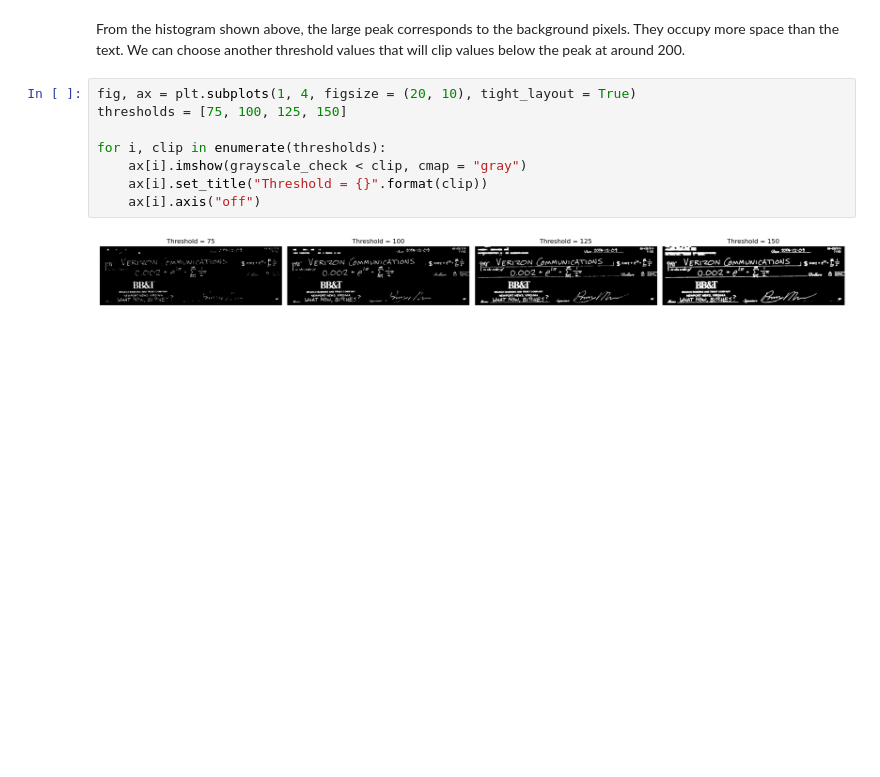
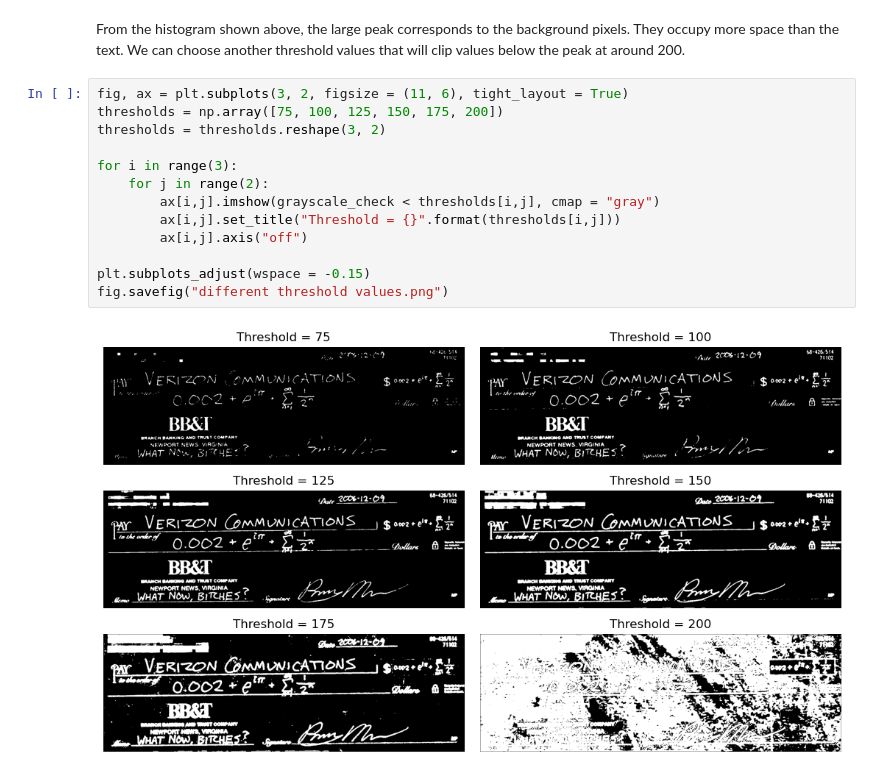
Before and after one commit to npcrmns/App-Physics-157, a Jupyter notebook: [5] Feature Extraction - Image Segmentation/Feature Extraction - Image Segmentation.ipynb, the cells around one changed output. Saved outputs shown, nothing was run; the diff lists cells and outputs as text; blank space fills up the shorter version.

```diff
--- a/[5] Feature Extraction - Image Segmentation/Feature Extraction - Image Segmentation.ipynb
+++ b/[5] Feature Extraction - Image Segmentation/Feature Extraction - Image Segmentation.ipynb
@@ -63,12 +57,17 @@ Text(0.5, 1.0, 'Threshold')
 # %% [markdown]
 From the histogram shown above, the large peak corresponds to the background pixels. They occupy more space than the text. We can choose another threshold values that will clip values below the peak at around 200.
 # %%
-fig, ax = plt.subplots(1, 4, figsize = (20, 10), tight_layout = True)
-thresholds = [75, 100, 125, 150]
+fig, ax = plt.subplots(3, 2, figsize = (11, 6), tight_layout = True)
+thresholds = np.array([75, 100, 125, 150, 175, 200])
+thresholds = thresholds.reshape(3, 2)
 
-for i, clip in enumerate(thresholds):
-    ax[i].imshow(grayscale_check < clip, cmap = "gray")
-    ax[i].set_title("Threshold = {}".format(clip))
-    ax[i].axis("off")
+for i in range(3):
+    for j in range(2):
+        ax[i,j].imshow(grayscale_check < thresholds[i,j], cmap = "gray")
+        ax[i,j].set_title("Threshold = {}".format(thresholds[i,j]))
+        ax[i,j].axis("off")
+
+plt.subplots_adjust(wspace = -0.15)
+fig.savefig("different threshold values.png")
 # %% [output]
-[figure, old version]
+[figure, new version]
```
Also changed, not shown: parts of 14 cells of this notebook, 5 other files.
